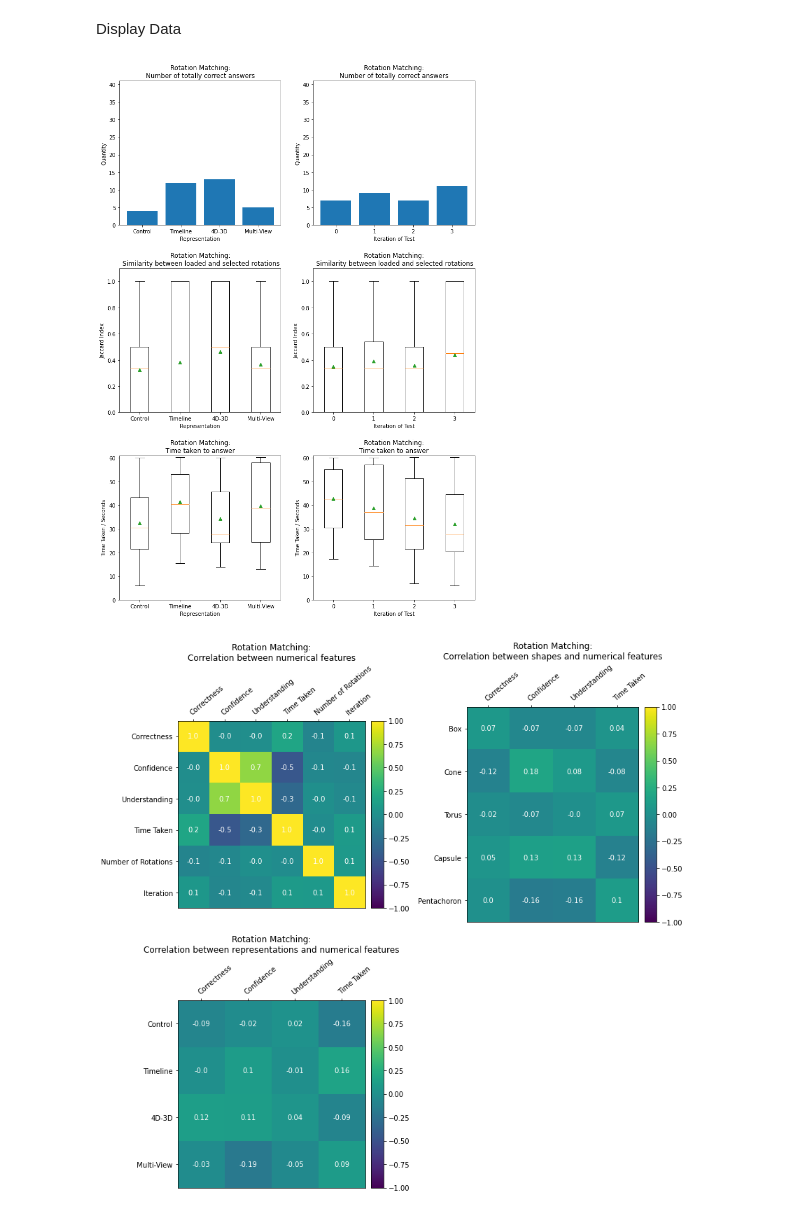
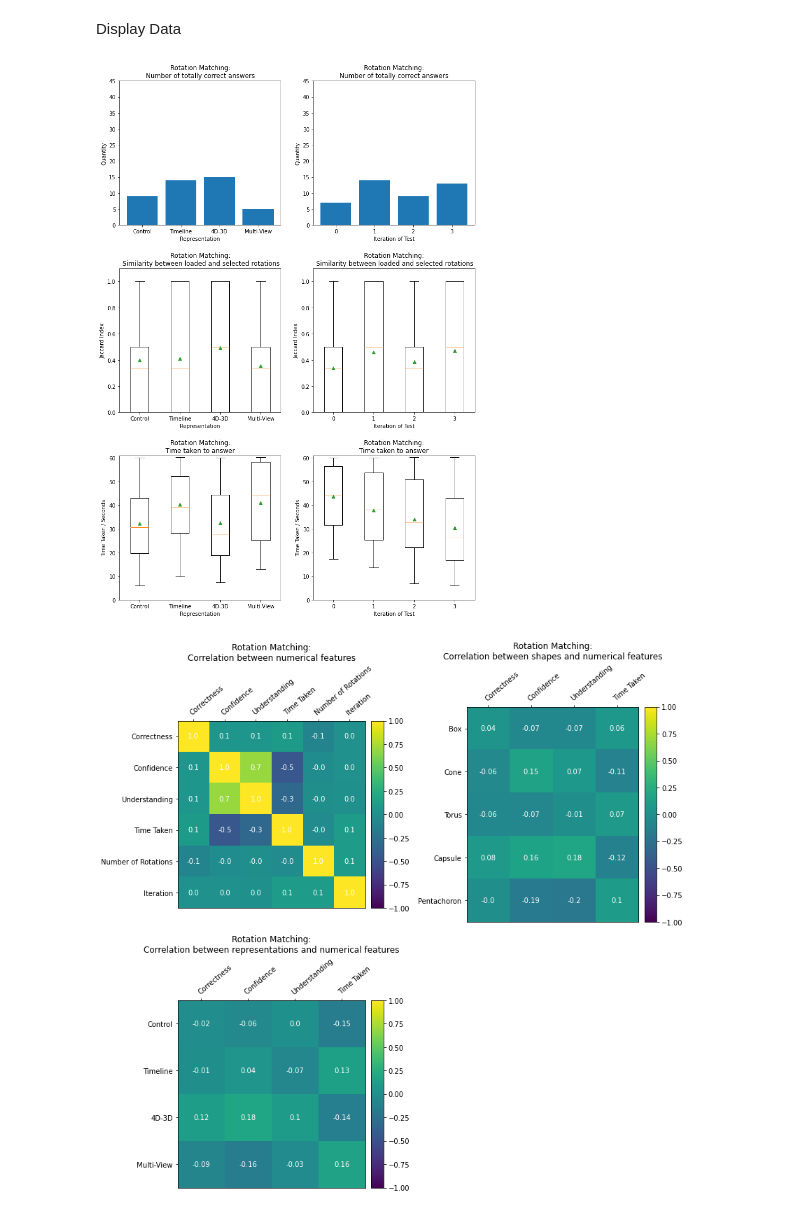
Before and after one commit to JoeSubbi/Investigation-into-4D-Shapes, a Jupyter notebook: data/notebooks/MultiFileAnalysis.ipynb, the cells around one changed output. Drawn from its saved outputs; the diff is of its cells as text; code cells hidden in the pictures.

```diff
--- a/data/notebooks/MultiFileAnalysis.ipynb
+++ b/data/notebooks/MultiFileAnalysis.ipynb
@@ -23,7 +23,8 @@ data_files = [
     "5-05-02-2022-17-00.json",
     "6-12-02-2022-22-00.json",
     "7-16-02-2022-16-00.json",
-    "8-18-02-2022-11-00.json"
+    "8-18-02-2022-11-00.json",
+    "9-25-02-2022-14-30.json"
 ]
 
 RESULT_MULTIPLIER = len(data_files) # Determine how many times a test has occurred per representation
@@ -878,7 +905,7 @@ d = ROTATE_totally_correct_count(compiled_data)
 x = d.keys()
 y = d.values()
 ax0.bar(x, y)
-ax0.set_ylim((0, 5*RESULT_MULTIPLIER+1))
+ax0.set_ylim((0, 5*RESULT_MULTIPLIER))
 ax0.set_ylabel("Quantity")
 ax0.set_xlabel("Representation")
 
@@ -887,7 +914,7 @@ d = ROTATE_totally_correct_count(ordered_data)
 x = d.keys()
 y = d.values()
 ax1.bar(x, y)
-ax1.set_ylim((0, 5*RESULT_MULTIPLIER+1))
+ax1.set_ylim((0, 5*RESULT_MULTIPLIER))
 ax1.set_ylabel("Quantity")
 ax1.set_xlabel("Iteration of Test")
 
@@ -902,34 +929,34 @@ ax2.set_xlabel("Representation")
 
 ax3.set_title("Rotation Matching:\n Similarity between loaded and selected rotations")
 x = ROTATE_jaccard_data(ordered_data).keys()
 d = [i for i in ROTATE_jaccard_data(ordered_data).values()]
 ax3.boxplot( d, showmeans=True )
 ax3.set_xticks(order, x)
 ax3.set_ylim((0, 1.1))
 ax3.set_ylabel("Jaccard Index")
 ax3.set_xlabel("Iteration of Test")
 
 ax4.set_title("Rotation Matching:\nTime taken to answer")
 x = ROTATE_time_data(compiled_data).keys()
 d = [i for i in ROTATE_time_data(compiled_data).values()]
 ax4.boxplot( d, showmeans=True )
 ax4.set_xticks(order, x)
 ax4.set_ylim((0, 61))
 ax4.set_ylabel("Time Taken / Seconds")
 ax4.set_xlabel("Representation")
 
 ax5.set_title("Rotation Matching:\nTime taken to answer")
 x = ROTATE_time_data(ordered_data).keys()
 d = [i for i in ROTATE_time_data(ordered_data).values()]
 ax5.boxplot( d, showmeans=True )
 ax5.set_xticks(order, x)
 ax5.set_ylim((0, 61))
 ax5.set_ylabel("Time Taken / Seconds")
 ax5.set_xlabel("Iteration of Test")
 
 plt.savefig("../processed/rotation_matching_stats.png")
 # %% [output]
-[figure, old version]
+[figure, new version]
 # %%
 fig = plt.figure(figsize = (12, 13))
 ax0 = fig.add_subplot(221)
```
Also changed, not shown: parts of 9 cells of this notebook, 10 other files.
